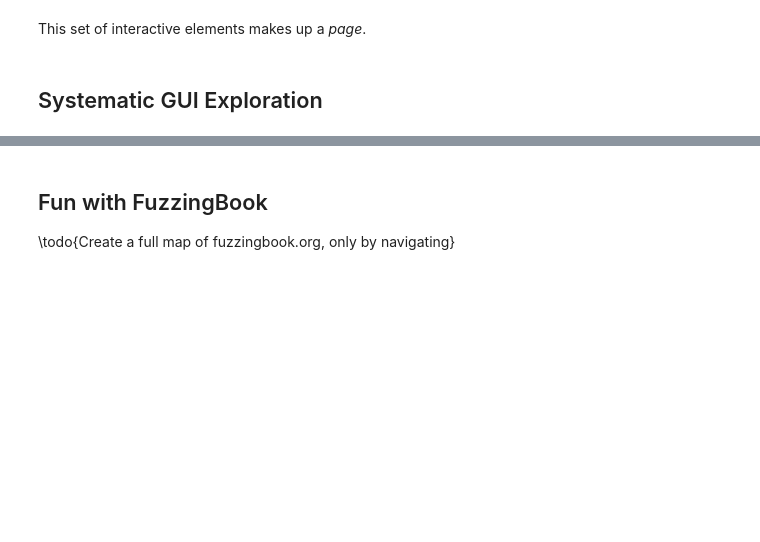
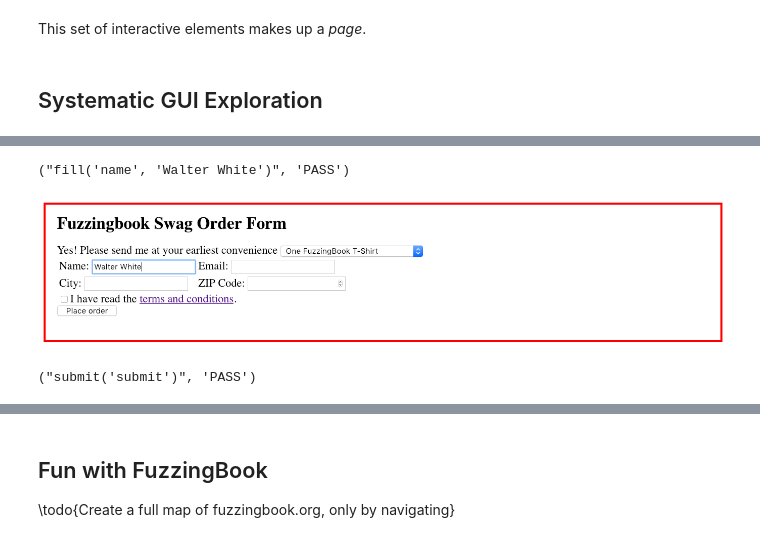
Before and after one commit to uds-se/fuzzingbook, a Jupyter notebook: docs/beta/notebooks/GUIFuzzer.ipynb, the cells around one changed output, grey strips where cells are left out. Saved outputs shown, nothing was run; the diff lists cells and outputs as text; code cells hidden in the pictures; blank space fills up the shorter version.

```diff
--- a/docs/beta/notebooks/GUIFuzzer.ipynb
+++ b/docs/beta/notebooks/GUIFuzzer.ipynb
@@ -256,0 +496,12 @@ This set of interactive elements makes up a _page_.
+# %%
+gui_runner.run("fill('name', 'Walter White')")
+# %% [output]
+("fill('name', 'Walter White')", 'PASS')
+# %%
+Image(driver.get_screenshot_as_png())
+# %% [output]
+[figure, added]
+# %%
+gui_runner.run("submit('submit')")
+# %% [output]
+("submit('submit')", 'PASS')
```
Also changed, not shown: parts of 101 cells of this notebook, 35 other files.
